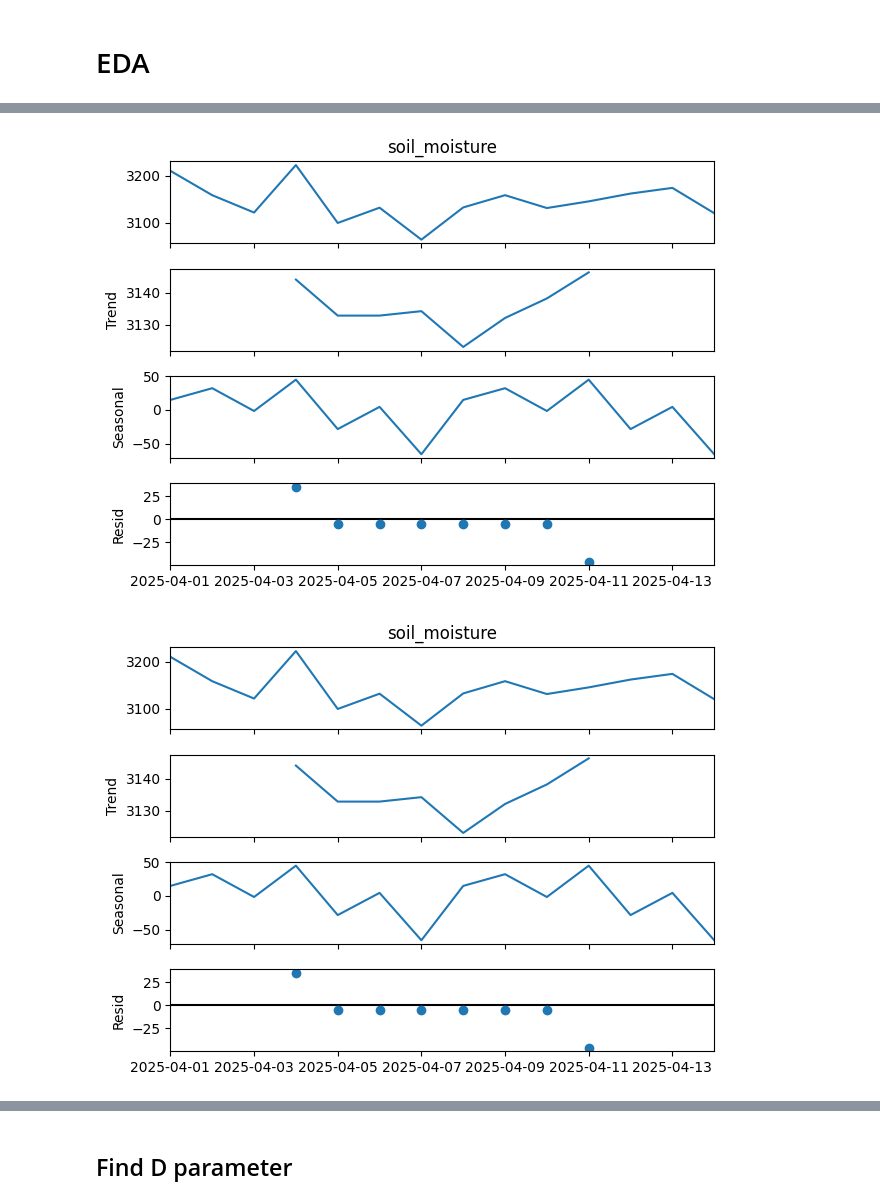
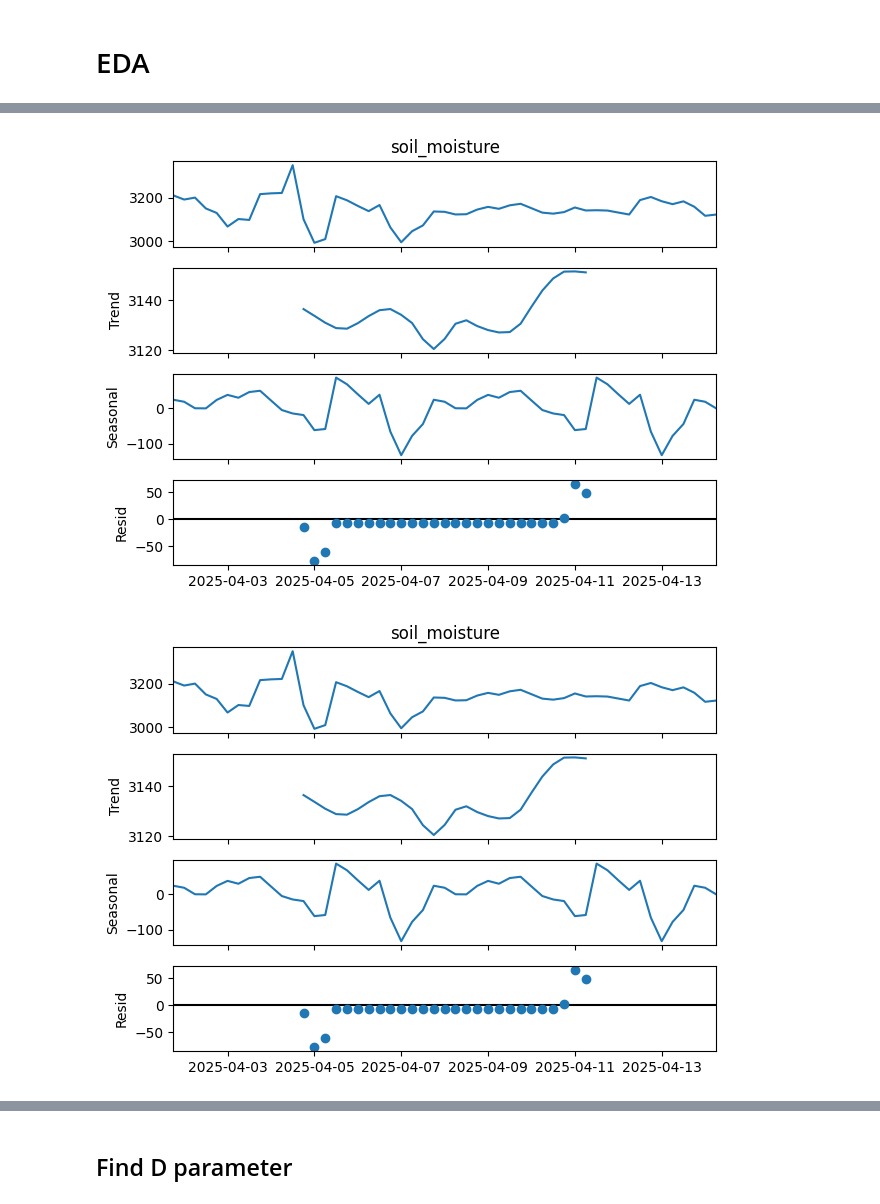
Before and after one commit to Jangsoodlor/smart-plant-pot-model, a Jupyter notebook: training/arimax.ipynb, the cells around one changed output, grey strips where cells are left out. Saved outputs shown, nothing was run; the diff lists cells and outputs as text; code cells hidden in the pictures.

```diff
--- a/training/arimax.ipynb
+++ b/training/arimax.ipynb
@@ -28,7 +28,7 @@ df.head()
 | 2025-04-01 22:00:00 | 4 | 33.6201 | 33.3281 | 3211.0 | 85 | 27.6 | 0.0 | 100 |
 | 2025-04-01 22:15:00 | 5 | 33.2979 | 33.3438 | 3203.0 | 85 | 27.6 | 0.0 | 100 |
 # %%
-df = df.resample('D').mean()
+df = df.resample('6H').mean()
 df.head()
 # %% [output]
 |  | id | light | temperature | soil_moisture | humidity | api_temp | precipitation | cloud_cover |
@@ -86,6 +88,6 @@ Freq: D, Name: soil_moisture, dtype: float64
 # %%
-seasonal_decompose(df["soil_moisture"], model="additive").plot()
+seasonal_decompose(df["soil_moisture"].interpolate(), model="additive").plot()
 # %% [output]
-[figure, old version]
+[figure, new version]
-[figure, old version]
+[figure, new version]
 # %%
```
Also changed, not shown: parts of 22 cells of this notebook, 2 other files.
